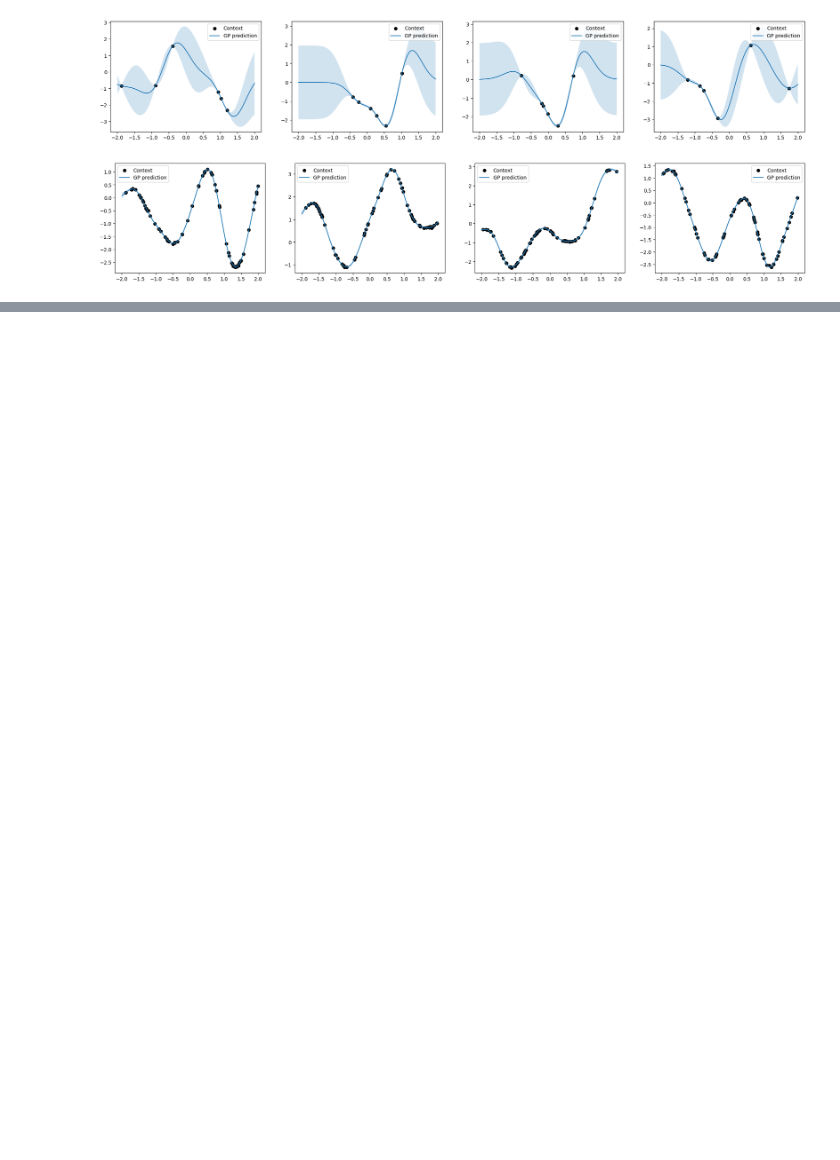
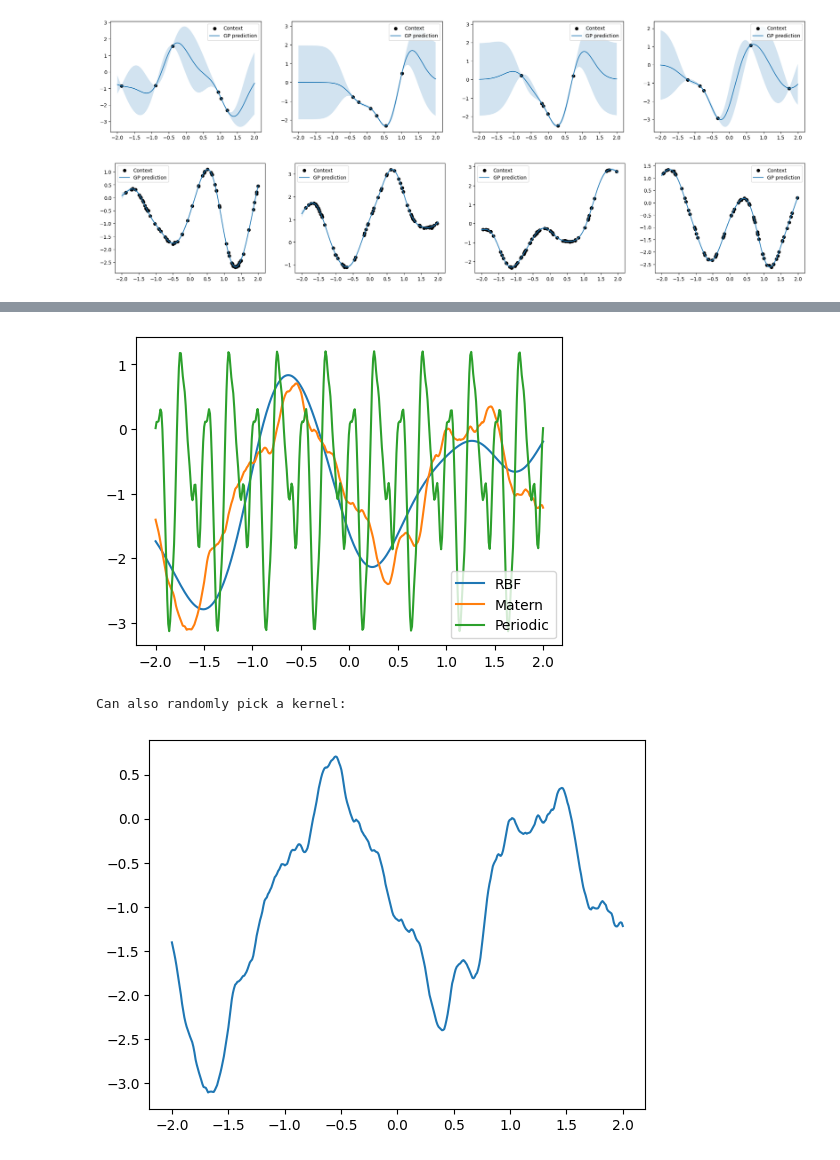
Before and after one commit to tlc4418/neural-processes, a Jupyter notebook: dataset_visualizer.ipynb, the cells around one changed output, grey strips where cells are left out. Drawn from its saved outputs; the diff is of its cells as text; code cells hidden in the pictures; blank space fills up the shorter version.

Commit message:
Add support for kernel switching

```diff
--- a/dataset_visualizer.ipynb
+++ b/dataset_visualizer.ipynb
@@ -63,0 +67,34 @@ plt.show()
+# %%
+from sklearn.gaussian_process.kernels import Matern, RBF, ExpSineSquared
+
+# Switching GP kernels
+
+rbf_kernel = RBF(0.4)
+matern_kernel = Matern(0.4)
+periodic_kernel = ExpSineSquared(length_scale=0.4, periodicity=0.5)
+
+gen = GPDataGenerator(kernel=rbf_kernel, batch_size=4, max_n_context=50, fix_context=True, testing=True)
+np_tuple = gen.generate_batch()
+for kernel in [matern_kernel, periodic_kernel]:
+    gen = GPDataGenerator(kernel=kernel, batch_size=4, max_n_context=50, fix_context=True, testing=True)
+    new_np_tuple = gen.generate_batch()
+    np_tuple.extend(new_np_tuple)
+
+fig = plt.figure(figsize=(5.5, 4))
+n_curves = 3
+titles = ['RBF', 'Matern', 'Periodic']
+for i in range(n_curves):
+    x_context, y_context, x_target, y_target = np_tuple[i * 4]
+    plt.plot(x_target, y_target, label=titles[i])
+plt.legend()
+plt.show()
+
+print("Can also randomly pick a kernel: ")
+
+x_context, y_context, x_target, y_target = np_tuple.get_rand()
+plt.plot(x_target, y_target)
+plt.show()
+# %% [output]
+[figure, added]
+Can also randomly pick a kernel:
+[figure, added]
```
Also changed, not shown: parts of 3 cells of this notebook, 1 other file.
